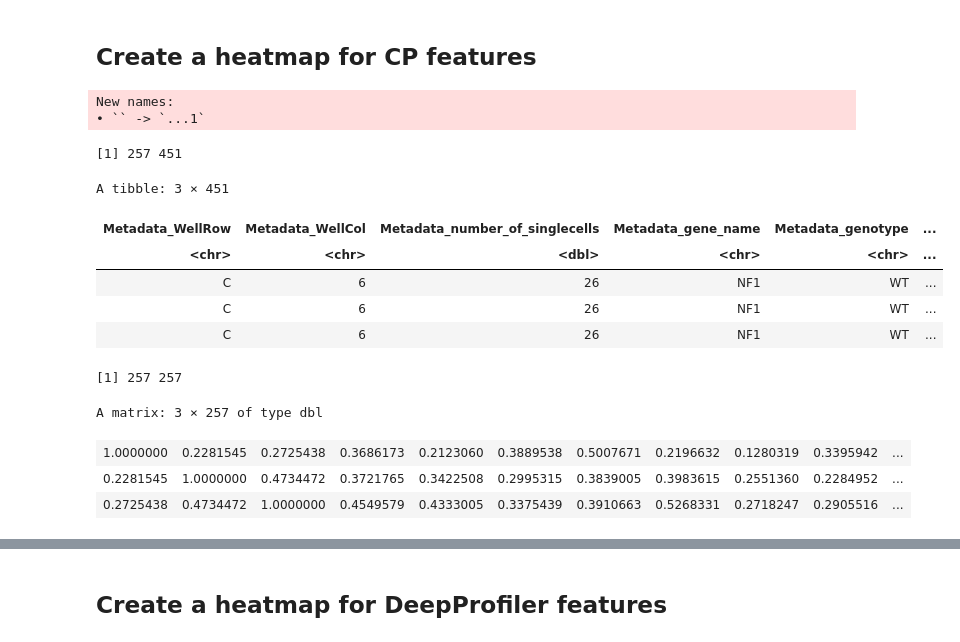
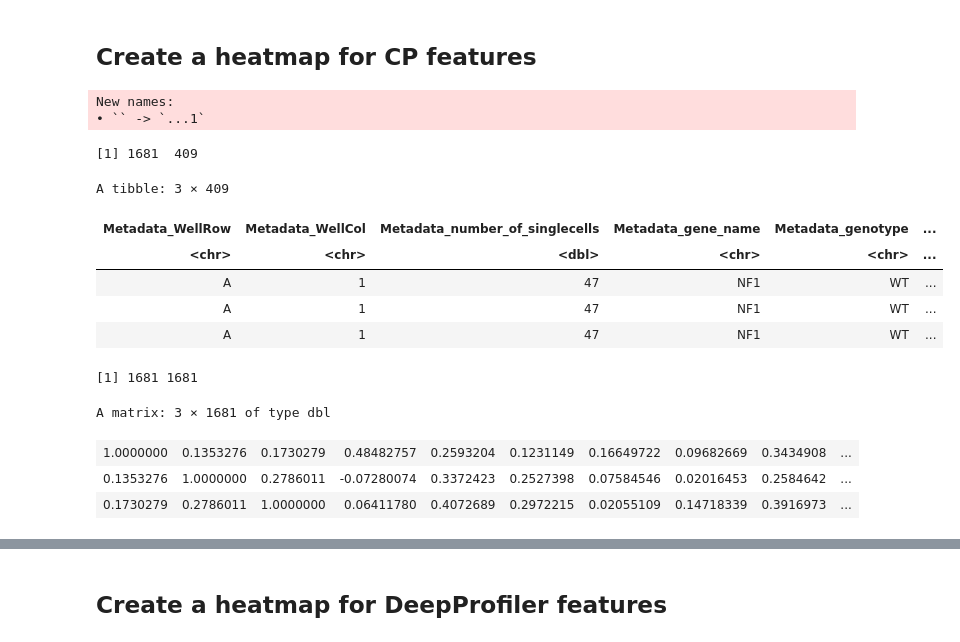
Before and after one commit to WayScience/Benchmarking_NF1_data, a Jupyter notebook: 5_analyze_data/notebooks/Heatmap_analysis/nf1_complexheatmap.ipynb, the cells around one changed output, grey strips where cells are left out. Saved outputs shown, nothing was run; the diff lists cells and outputs as text; code cells hidden in the pictures.

```diff
--- a/5_analyze_data/notebooks/Heatmap_analysis/nf1_complexheatmap.ipynb
+++ b/5_analyze_data/notebooks/Heatmap_analysis/nf1_complexheatmap.ipynb
@@ -5,10 +5,10 @@ suppressPackageStartupMessages(library(ComplexHeatmap))
 suppressPackageStartupMessages(library(dplyr))
 # %%
 # Set paths and constants
-input_data_dir <- file.path("..", "..", "..", "4_processing_features", "data", "Plate1")
-output_figure_dir <- "figures"
+input_data_dir <- file.path("..", "..", "..", "4_processing_features", "data", "Plate2")
+output_figure_dir <- "figures/Plate2"
 
-cp_heatmap_file_noext <- file.path(output_figure_dir, "cellprofileric_cellpose_complex_heatmap")
+cp_heatmap_file_noext <- file.path(output_figure_dir, "all_cp_complex_heatmap")
 dp_heatmap_file_noext <- file.path(output_figure_dir, "dp_complex_heatmap")
 # %%
 # Set heatmap colors
@@ -30,32 +54,32 @@ genotype_cols = c(
 ## Create a heatmap for CP features
 # %%
 # Load data
-cp_file <- file.path(input_data_dir, "CellProfiler", "nf1_sc_norm_fs_cellprofileric_cellpose.csv.gz")
+cp_file <- file.path(input_data_dir, "CellProfiler", "nf1_sc_norm_fs_cellprofiler_plate2.csv.gz")
 
 cp_df <- readr::read_csv(
     cp_file,
     col_types = readr::cols(
         .default="d",
         Metadata_WellRow="c",
         Metadata_WellCol="c",
         Metadata_Well="c",
         Metadata_gene_name="c",
         Metadata_genotype="c"
     )
 ) %>% dplyr::select(-...1)  # Drop index col
 
 print(dim(cp_df))
 head(cp_df, 3)
 # %% [output]
 New names:
 • `` -> `...1`
-[1] 257 451
+[1] 1681  409
-A tibble: 3 × 451
+A tibble: 3 × 409
 | Metadata_WellRow | Metadata_WellCol | Metadata_number_of_singlecells | Metadata_gene_name | Metadata_genotype | ... |
 | <chr> | <chr> | <dbl> | <chr> | <chr> | ... |
-| C | 6 | 26 | NF1 | WT | ... |
-| C | 6 | 26 | NF1 | WT | ... |
-| C | 6 | 26 | NF1 | WT | ... |
+| A | 1 | 47 | NF1 | WT | ... |
+| A | 1 | 47 | NF1 | WT | ... |
+| A | 1 | 47 | NF1 | WT | ... |
 # %%
 # Split metadata and feature data
 cp_metadata_df <- cp_df %>% dplyr::select(tidyr::starts_with("Metadata"))
@@ -68,11 +92,11 @@ cp_cor_matrix <- t(cp_df) %>% cor()
 print(dim(cp_cor_matrix))
 head(cp_cor_matrix, 3)
 # %% [output]
-[1] 257 257
+[1] 1681 1681
-A matrix: 3 × 257 of type dbl
+A matrix: 3 × 1681 of type dbl
-| 1.0000000 | 0.2281545 | 0.2725438 | 0.3686173 | 0.2123060 | 0.3889538 | 0.5007671 | 0.2196632 | 0.1280319 | 0.3395942 | ... |
-| 0.2281545 | 1.0000000 | 0.4734472 | 0.3721765 | 0.3422508 | 0.2995315 | 0.3839005 | 0.3983615 | 0.2551360 | 0.2284952 | ... |
-| 0.2725438 | 0.4734472 | 1.0000000 | 0.4549579 | 0.4333005 | 0.3375439 | 0.3910663 | 0.5268331 | 0.2718247 | 0.2905516 | ... |
+| 1.0000000 | 0.1353276 | 0.1730279 | 0.48482757 | 0.2593204 | 0.1231149 | 0.16649722 | 0.09682669 | 0.3434908 | ... |
+| 0.1353276 | 1.0000000 | 0.2786011 | -0.07280074 | 0.3372423 | 0.2527398 | 0.07584546 | 0.02016453 | 0.2584642 | ... |
+| 0.1730279 | 0.2786011 | 1.0000000 | 0.06411780 | 0.4072689 | 0.2972215 | 0.02055109 | 0.14718339 | 0.3916973 | ... |
 # %%
 ht <- Heatmap(
     cp_cor_matrix,
```
Also changed, not shown: parts of 7 cells of this notebook, 1 other file.
